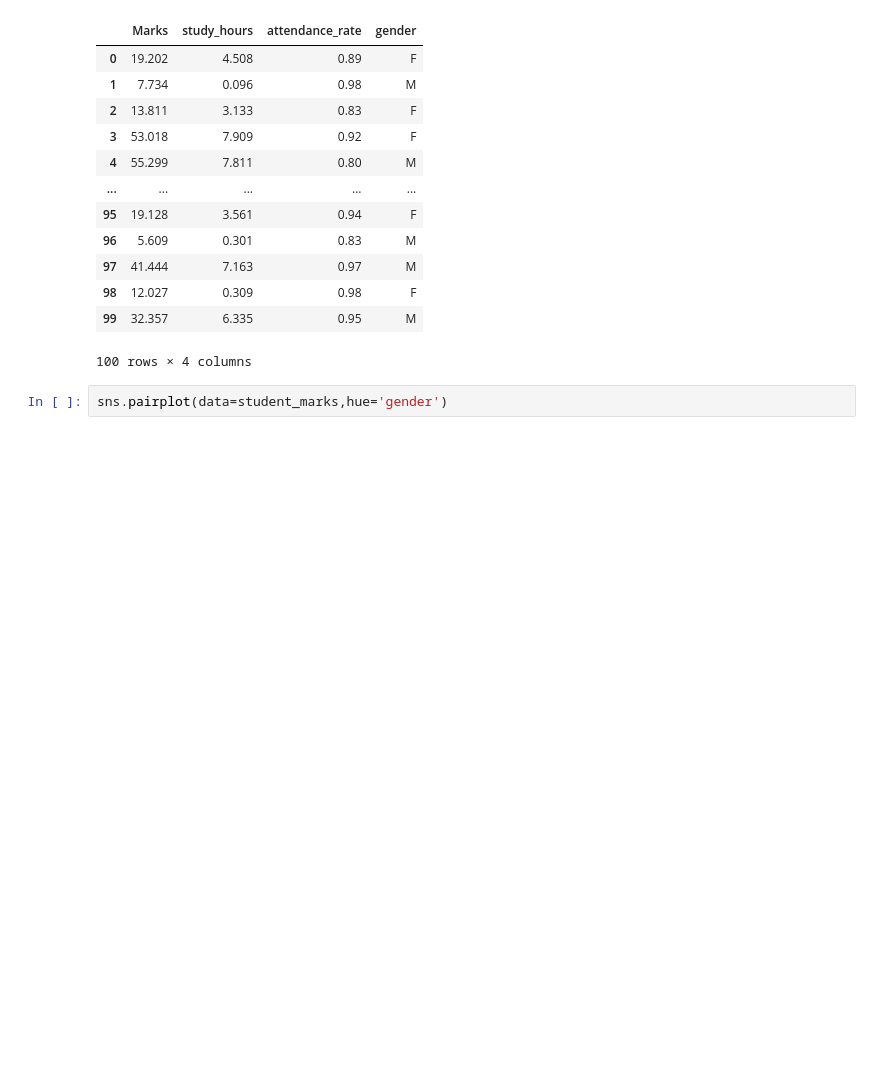
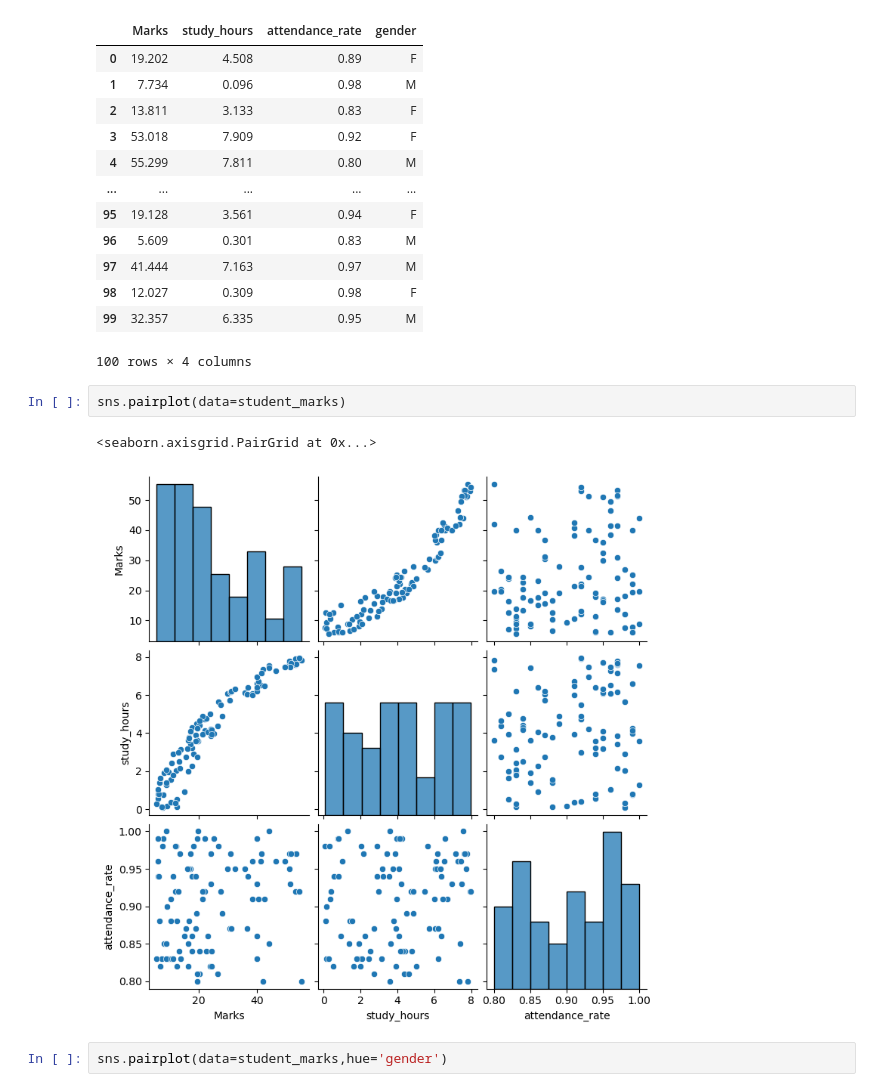
Before and after one commit to rabeyanoor/AI-ML, a Jupyter notebook: Week-4/Module_16.ipynb, the cells around one changed output. Cells and saved outputs as stored; diff of their text form; blank space fills up the shorter version.

Commit message:
Pairplot and Jointplot using Seaborn

```diff
--- a/Week-4/Module_16.ipynb
+++ b/Week-4/Module_16.ipynb
@@ -353,6 +353,11 @@ student_marks
 | 98 | 12.027 | 0.309 | 0.98 | F |
 | 99 | 32.357 | 6.335 | 0.95 | M |
 100 rows × 4 columns
+# %%
+sns.pairplot(data=student_marks)
+# %% [output]
+<seaborn.axisgrid.PairGrid at 0x...>
+[figure, added]
 # %%
 sns.pairplot(data=student_marks,hue='gender')
 # %% [output]
```
Also changed, not shown: parts of 2 cells of this notebook.
